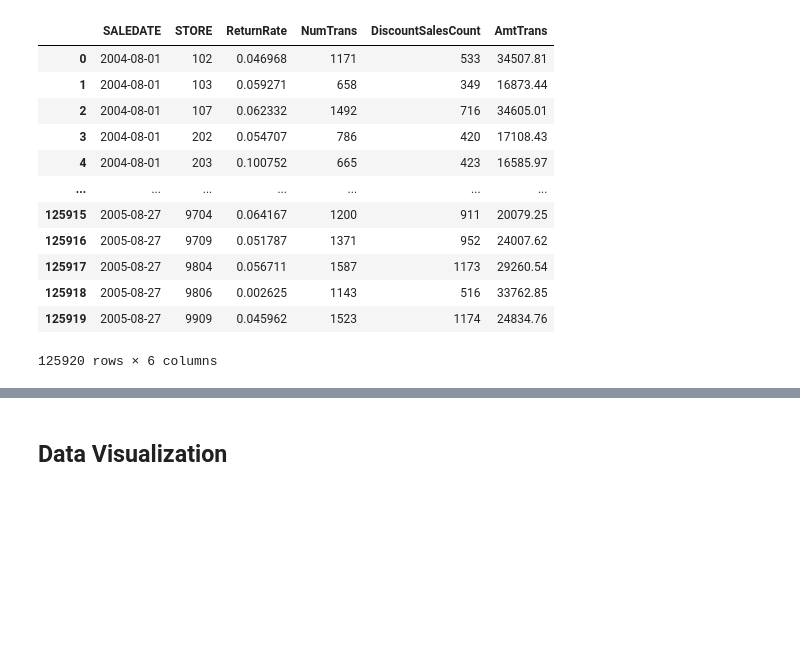
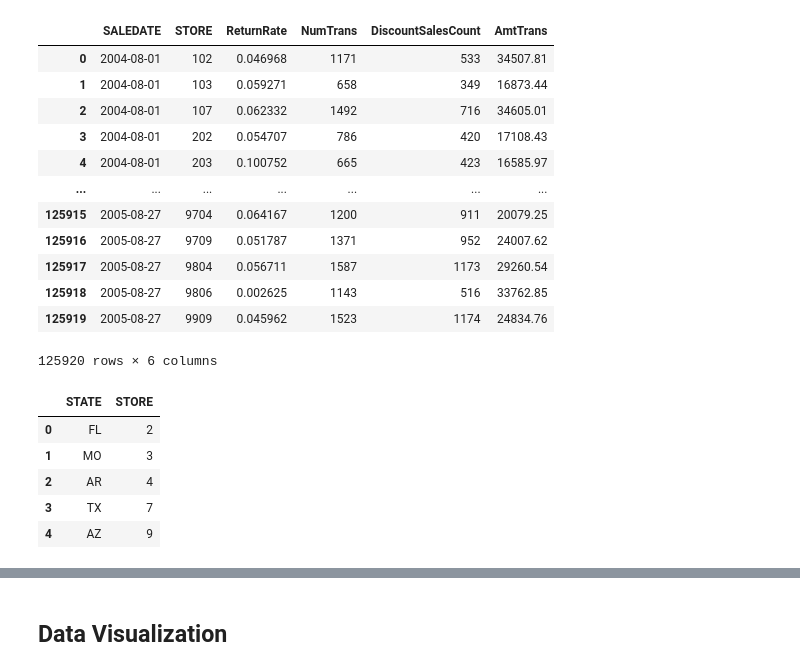
Before and after one commit to MSIA/MLDS400_group014, a Jupyter notebook: feature_engineering/feature_selection.ipynb, the cells around one changed output, grey strips where cells are left out. Drawn from its saved outputs; the diff is of its cells as text; code cells hidden in the pictures; blank space fills up the shorter version.

```diff
--- a/feature_engineering/feature_selection.ipynb
+++ b/feature_engineering/feature_selection.ipynb
@@ -100,3 +99,19 @@ return_rate_df
 | 125918 | 2005-08-27 | 9806 | 0.002625 | 1143 | 516 | 33762.85 |
 | 125919 | 2005-08-27 | 9909 | 0.045962 | 1523 | 1174 | 24834.76 |
 125920 rows × 6 columns
+# %%
+sql_cmd = """
+SELECT "STATE", "STORE"
+FROM
+  group_14.strinfo
+
+"""
+strinfo = pd.read_sql(sql_cmd, connection);
+strinfo.head()
+# %% [output]
+|  | STATE | STORE |
+| 0 | FL | 2 |
+| 1 | MO | 3 |
+| 2 | AR | 4 |
+| 3 | TX | 7 |
+| 4 | AZ | 9 |
```
Also changed, not shown: parts of 6 cells of this notebook.
